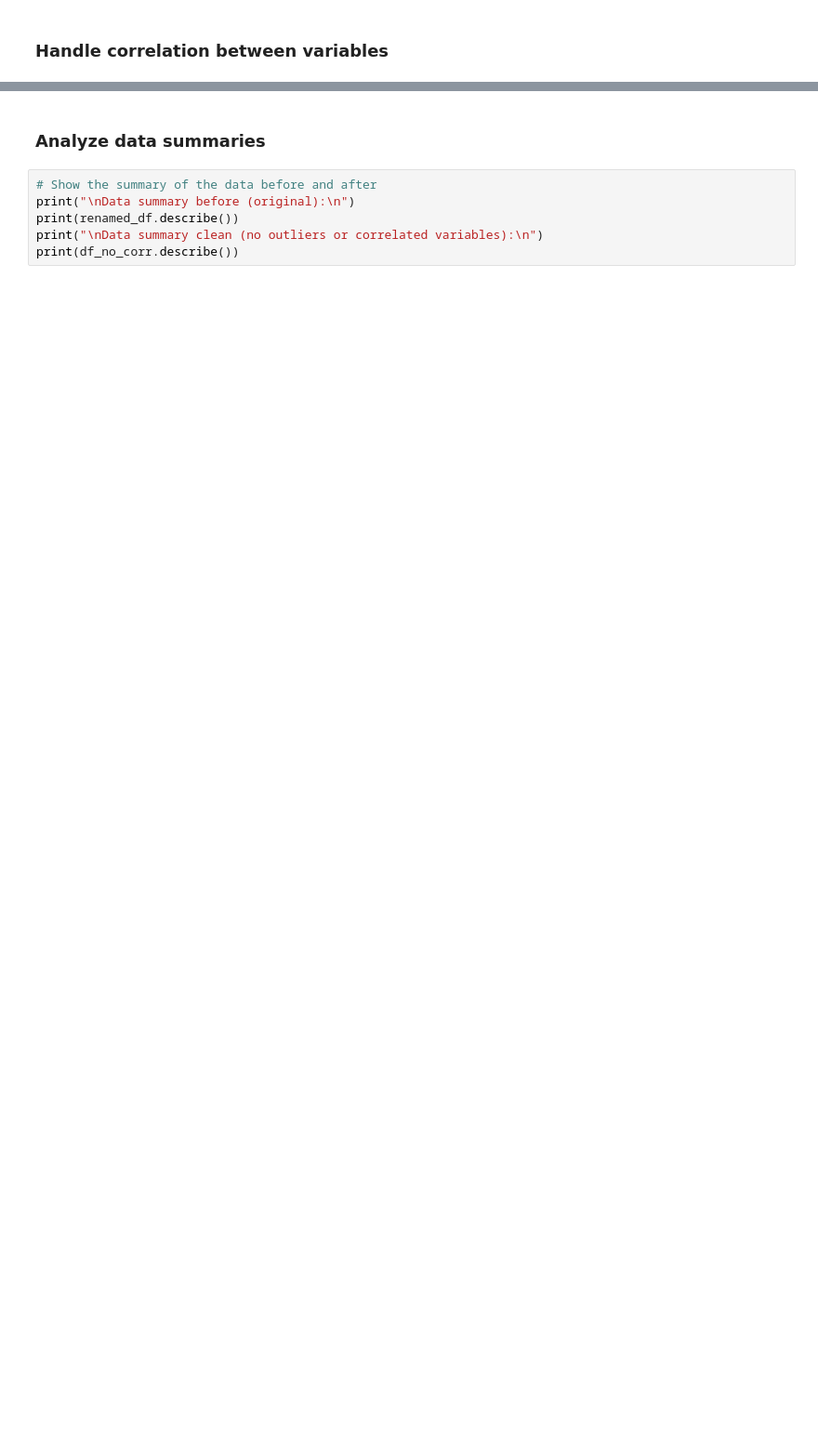
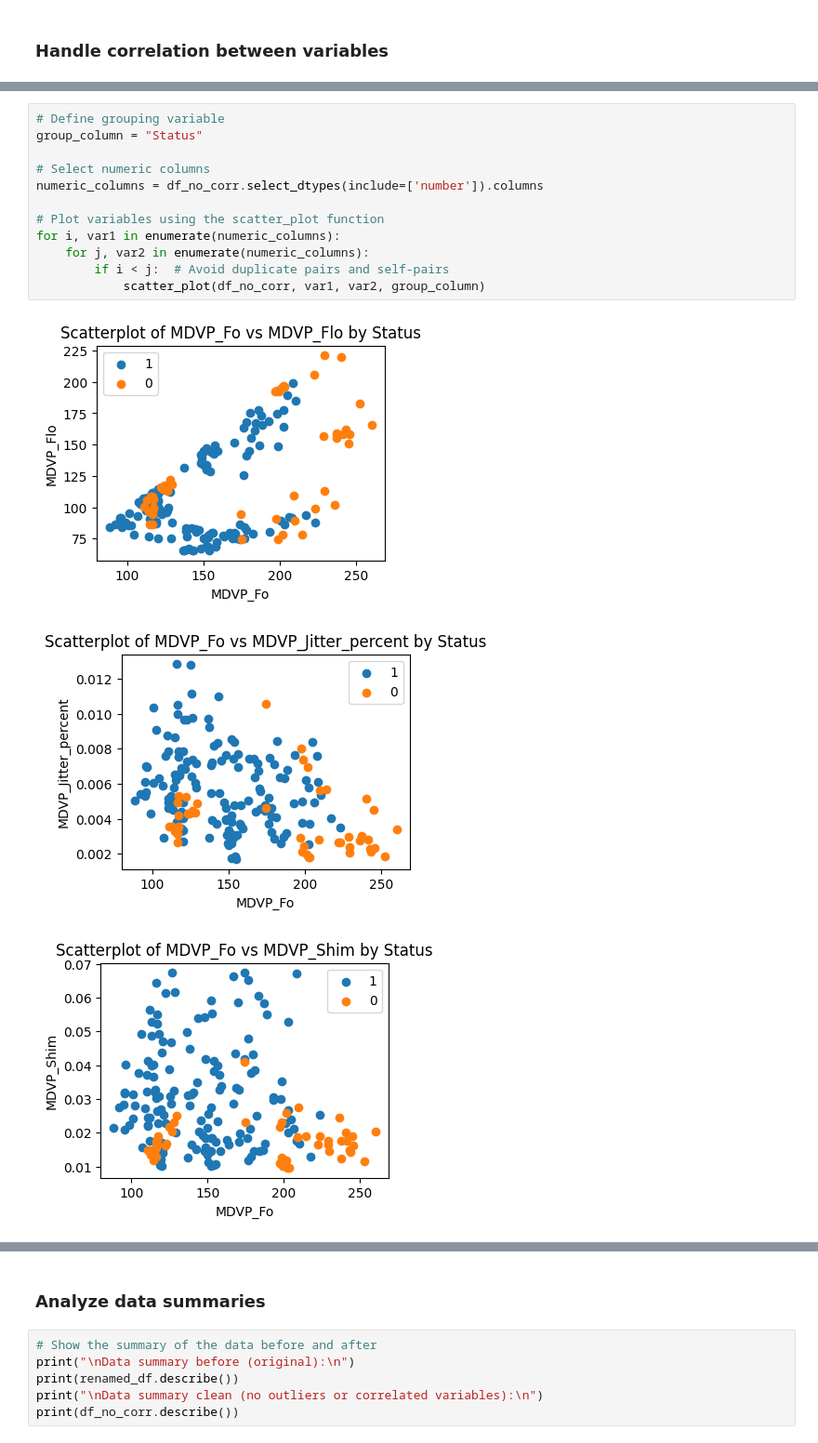
Before and after one commit to lbundalian/Parkinsons_Project, a Jupyter notebook: SP_Main.ipynb, the cells around one changed output, grey strips where cells are left out. Shown at 93% size. Drawn from its saved outputs; the diff is of its cells as text; blank space fills up the shorter version.

```diff
--- a/SP_Main.ipynb
+++ b/SP_Main.ipynb
@@ -161,0 +174,16 @@ generate_boxplots(df_no_corr, 'Status')
+# %%
+# Define grouping variable
+group_column = "Status"
+
+# Select numeric columns
+numeric_columns = df_no_corr.select_dtypes(include=['number']).columns
+
+# Plot variables using the scatter_plot function
+for i, var1 in enumerate(numeric_columns):
+    for j, var2 in enumerate(numeric_columns):
+        if i < j:  # Avoid duplicate pairs and self-pairs
+            scatter_plot(df_no_corr, var1, var2, group_column)
+# %% [output]
+[figure, added]
+[figure, added]
+[figure, added]
```
Also changed, not shown: parts of 22 cells of this notebook, 1 other file.
